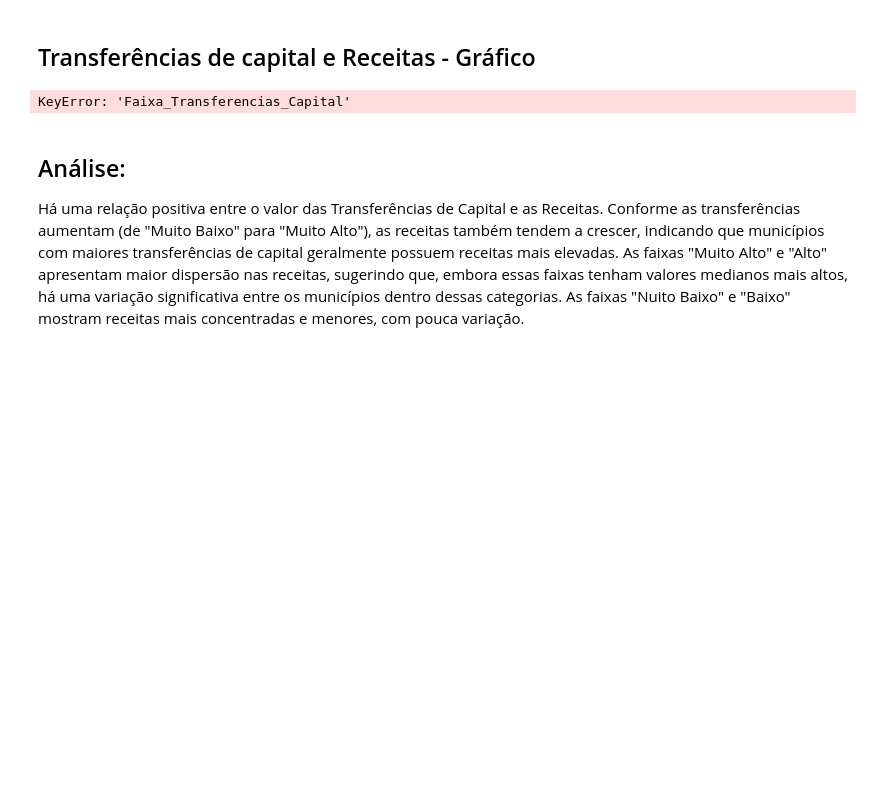
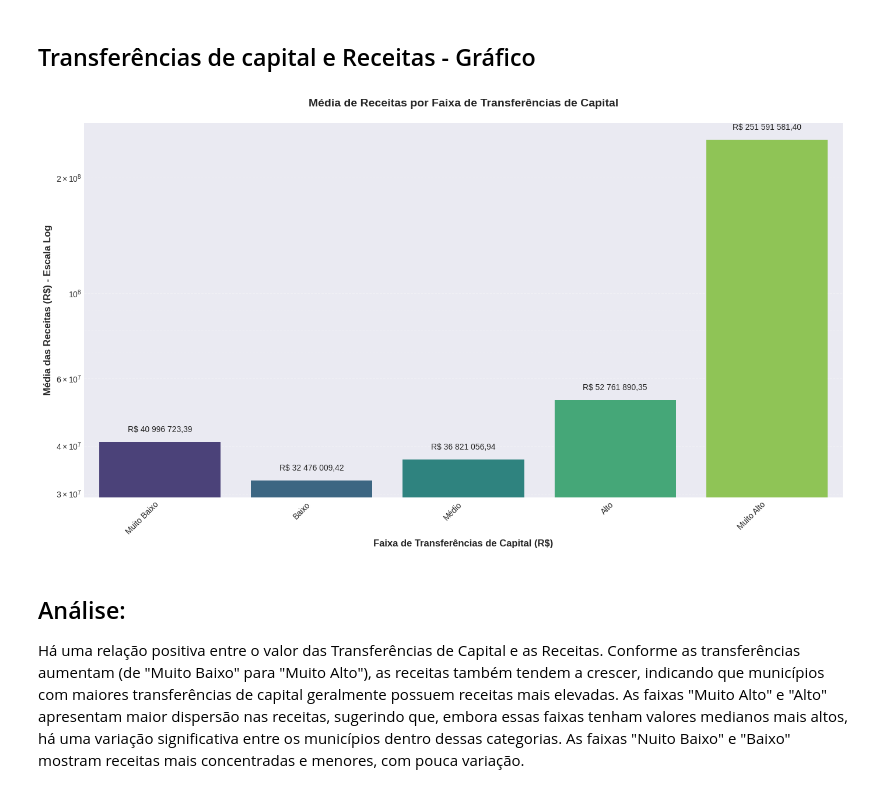
Before and after one commit to anaC-Fernandes/ProjetoDados, a Jupyter notebook: Notebooks/Dataset_Economia.ipynb, the cells around one changed output. Cells and saved outputs as stored; diff of their text form; code cells hidden in the pictures; blank space fills up the shorter version.

```diff
--- a/Notebooks/Dataset_Economia.ipynb
+++ b/Notebooks/Dataset_Economia.ipynb
@@ -1340,47 +1288,71 @@ A análise logarítmica entre Transferências Correntes e Receitas revela uma fo
 # %% [markdown]
 ## Transferências de capital e Receitas - Gráfico
 # %%
+df['Transferencias_capital_R$'] = pd.to_numeric(df['Transferencias_capital_R$'], errors='coerce')
+
+df_valid_transf = df.dropna(subset=['Transferencias_capital_R$']).copy()
+
+if df_valid_transf['Transferencias_capital_R$'].nunique() < 5:
+    print("Warning: Not enough unique values in 'Transferencias_capital_R$' for 5 quantiles. Using fewer bins.")
+    df_valid_transf['Faixa_Transferencias_Capital'] = pd.qcut(
+        df_valid_transf['Transferencias_capital_R$'],
+        q=df_valid_transf['Transferencias_capital_R$'].nunique(),
+        labels=False
+    )
+
+else:
+    df_valid_transf['Faixa_Transferencias_Capital'] = pd.qcut(
+        df_valid_transf['Transferencias_capital_R$'],
+        q=5,
+        labels=['Muito Baixo', 'Baixo', 'Médio', 'Alto', 'Muito Alto'],
+        duplicates='drop'
+    )
+
 # Agrupar os dados por faixa e calcular a média das receitas
-df_grouped = df.groupby('Faixa_Transferencias_Capital')['Receitas_R$'].mean().reset_index()
+df_valid_transf['Receitas_R$'] = pd.to_numeric(df_valid_transf['Receitas_R$'], errors='coerce')
+df_grouped = df_valid_transf.groupby('Faixa_Transferencias_Capital')['Receitas_R$'].mean().reset_index()
+
 
 # Criar o gráfico de barras
 plt.figure(figsize=(14, 8))
 ax = sns.barplot(
     data=df_grouped,
     x='Faixa_Transferencias_Capital',
     y='Receitas_R$',
     palette='viridis',
     order=['Muito Baixo', 'Baixo', 'Médio', 'Alto', 'Muito Alto'],
     estimator=np.mean,
     ci=None  # Removido o desvio padrão
 )
 
 # Configurações do gráfico
 plt.yscale('log')  # Mantendo escala logarítmica
 plt.xlabel('Faixa de Transferências de Capital (R$)', fontsize=12, fontweight='bold')
 plt.ylabel('Média das Receitas (R$) - Escala Log', fontsize=12, fontweight='bold')
 plt.title('Média de Receitas por Faixa de Transferências de Capital',
           fontsize=14, fontweight='bold', pad=20)
 
 # Adicionar valores formatados nas barras
 for p in ax.patches:
     height = p.get_height()
-    ax.text(p.get_x() + p.get_width()/2.,
-            height * 1.05,
-            f'R$ {height:,.2f}'.replace(',', ' ').replace('.', ',').replace(',00', ''),
-            ha='center',
-            va='bottom',
-            fontsize=10)
+
+    if np.isfinite(height):
+        ax.text(p.get_x() + p.get_width()/2.,
+                height * 1.05,
+                f'R$ {height:,.2f}'.replace(',', ' ').replace('.', ',').replace(',00', ''),
+                ha='center',
+                va='bottom',
+                fontsize=10)
 
 # Melhorar a aparência
 sns.despine(left=True)
 plt.grid(axis='y', which="both", ls="--", alpha=0.3)
 plt.xticks(rotation=45, ha='right')
 plt.tight_layout()
 
 plt.show()
 # %% [output]
-KeyError: 'Faixa_Transferencias_Capital'
+[figure, added]
 # %% [markdown]
 ## Análise:
 Há uma relação positiva entre o valor das Transferências de Capital e as Receitas. Conforme as transferências aumentam (de "Muito Baixo" para "Muito Alto"), as receitas também tendem a crescer, indicando que municípios com maiores transferências de capital geralmente possuem receitas mais elevadas. As faixas "Muito Alto" e "Alto" apresentam maior dispersão nas receitas, sugerindo que, embora essas faixas tenham valores medianos mais altos, há uma variação significativa entre os municípios dentro dessas categorias. As faixas "Nuito Baixo" e "Baixo" mostram receitas mais concentradas e menores, com pouca variação.
```
Also changed, not shown: parts of 11 cells of this notebook.
